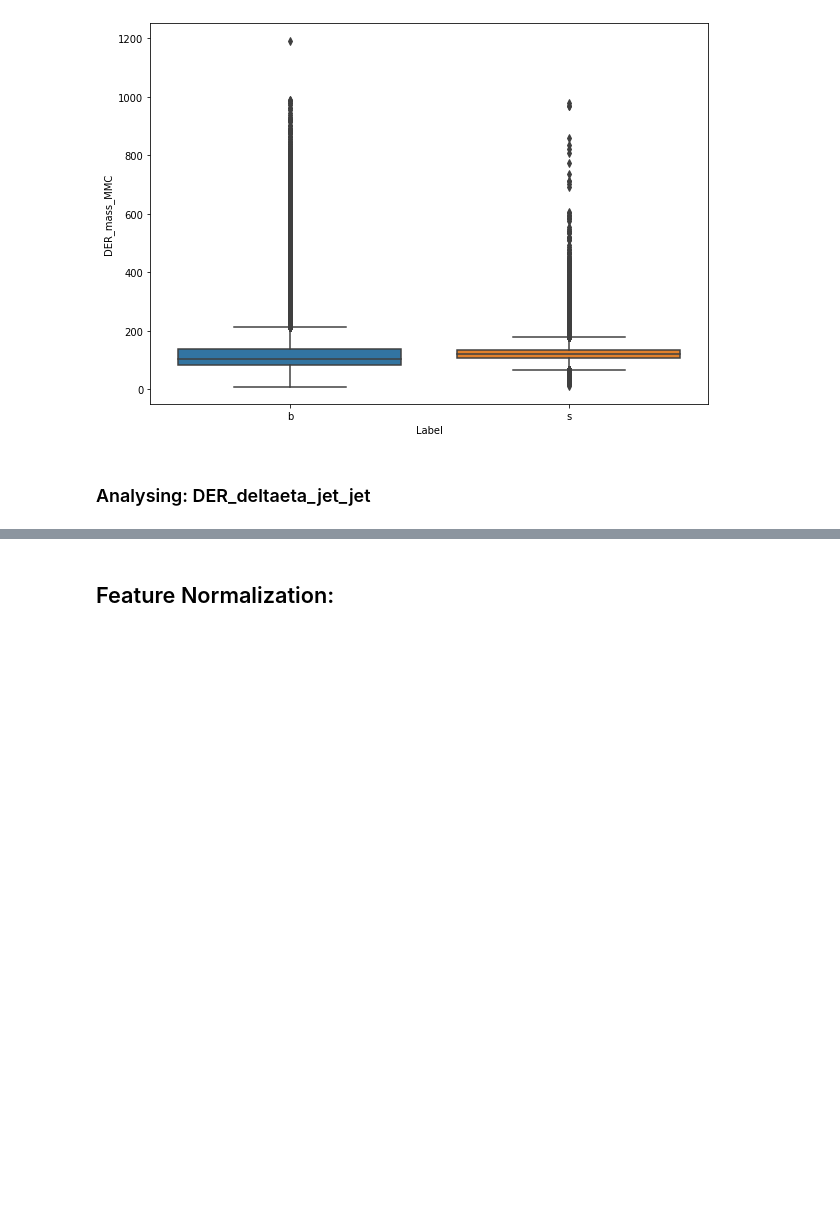
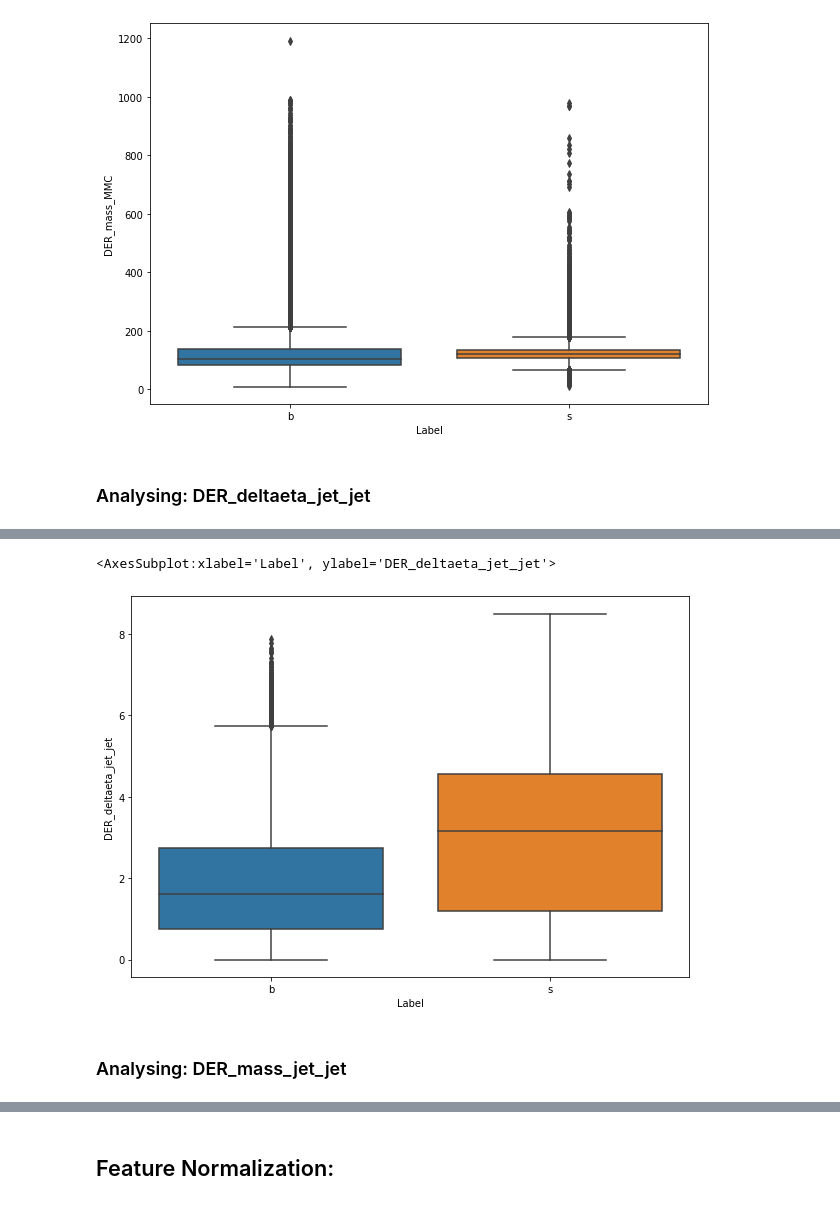
Before and after one commit to Deepankar-98/higgs_boson_kaggle, a Jupyter notebook: notebooks/01-Data Exploration & Feature Engineering.ipynb, the cells around one changed output, grey strips where cells are left out. Drawn from its saved outputs; the diff is of its cells as text; code cells hidden in the pictures; blank space fills up the shorter version.

```diff
--- a/notebooks/01-Data Exploration & Feature Engineering.ipynb
+++ b/notebooks/01-Data Exploration & Feature Engineering.ipynb
@@ -244,0 +323,8 @@ sns.boxplot(data=df, y='DER_mass_MMC', x='Label')
+# %%
+plt.figure(figsize=(10, 7))
+sns.boxplot(data=df, y='DER_deltaeta_jet_jet', x='Label')
+# %% [output]
+<AxesSubplot:xlabel='Label', ylabel='DER_deltaeta_jet_jet'>
+[figure, added]
+# %% [markdown]
+### Analysing: DER_mass_jet_jet
```
Also changed, not shown: parts of 34 cells of this notebook.
